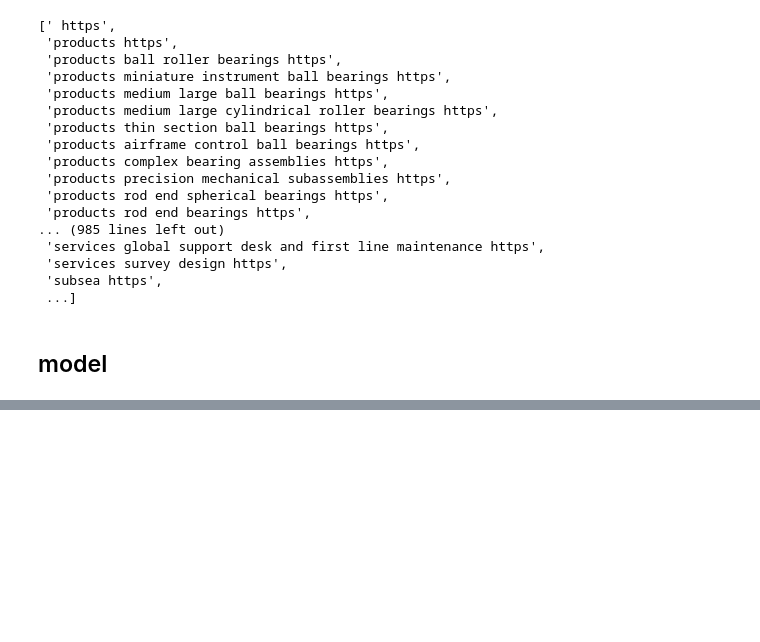
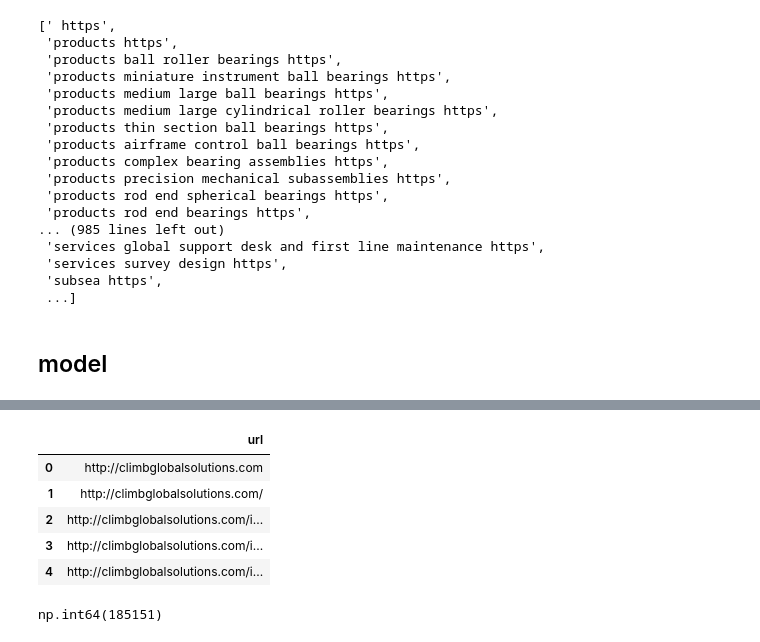
Before and after one commit to Anze-/datathon2k25, a Jupyter notebook: url_filtering.ipynb, the cells around one changed output, grey strips where cells are left out. Drawn from its saved outputs; the diff is of its cells as text; code cells hidden in the pictures; blank space fills up the shorter version.

```diff
--- a/url_filtering.ipynb
+++ b/url_filtering.ipynb
@@ -263,3 +265,10 @@ def is_url_important(urls):
     X=  prepare_urls(urls)
     predicted_vals =  model.predict(X)
     return predicted_vals == 1
+# %%
+urls = [list(load_urls(site).values())[0] for site in files_in_folder]
+# %%
+from itertools import chain
+
+flattened_urls = list(chain.from_iterable(urls))
+flattened_urls
@@ -265,0 +293,15 @@ def is_url_important(urls):
+# %%
+urls_df = pd.DataFrame(flattened_urls, columns=["url"])
+urls_df.head()
+# %% [output]
+|  | url |
+| 0 | http://climbglobalsolutions.com |
+| 1 | http://climbglobalsolutions.com/ |
+| 2 | http://climbglobalsolutions.com/i... |
+| 3 | http://climbglobalsolutions.com/i... |
+| 4 | http://climbglobalsolutions.com/i... |
+# %%
+filtering_usage = is_url_important(flattened_urls)
+filtering_usage.sum()
+# %% [output]
+np.int64(185151)
```
Also changed, not shown: parts of 4 cells of this notebook, 3 other files.
